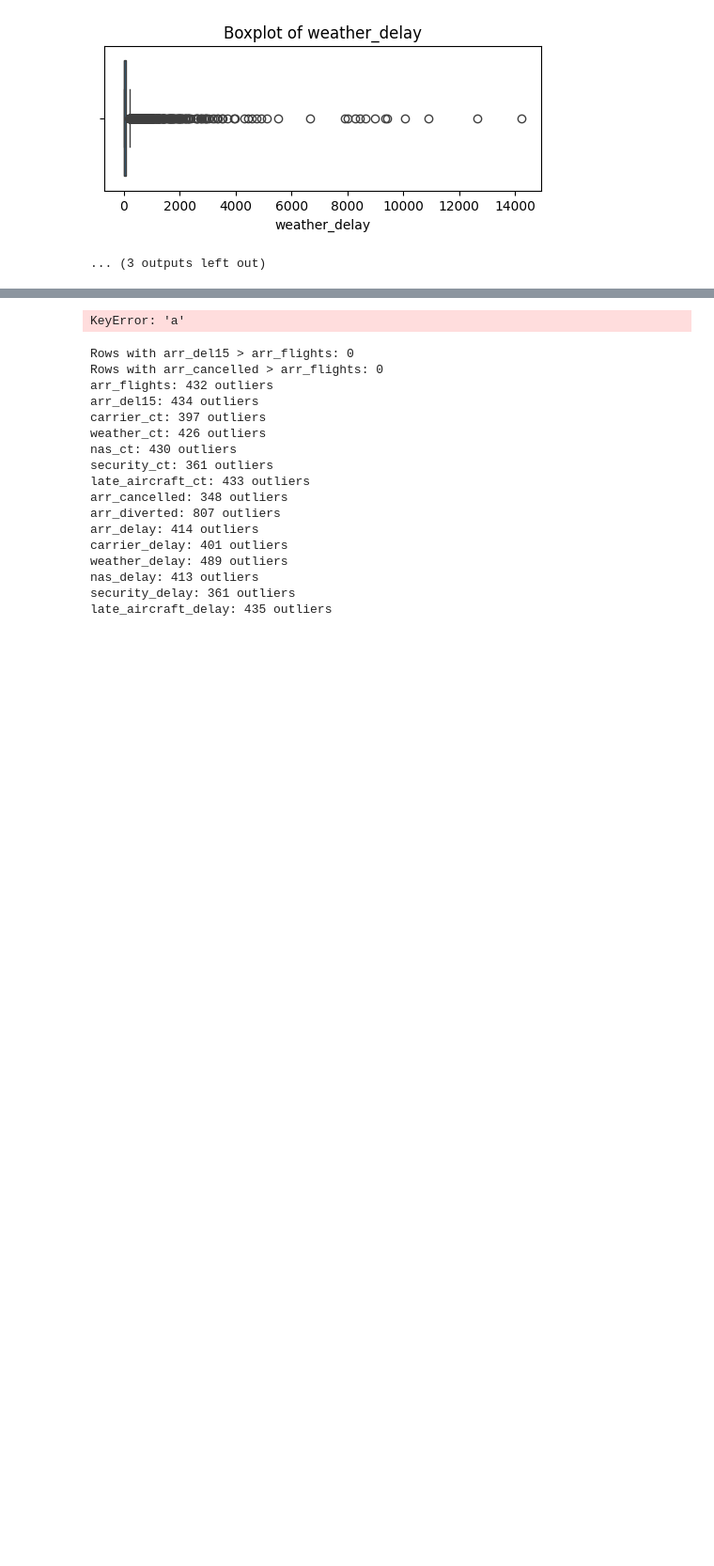
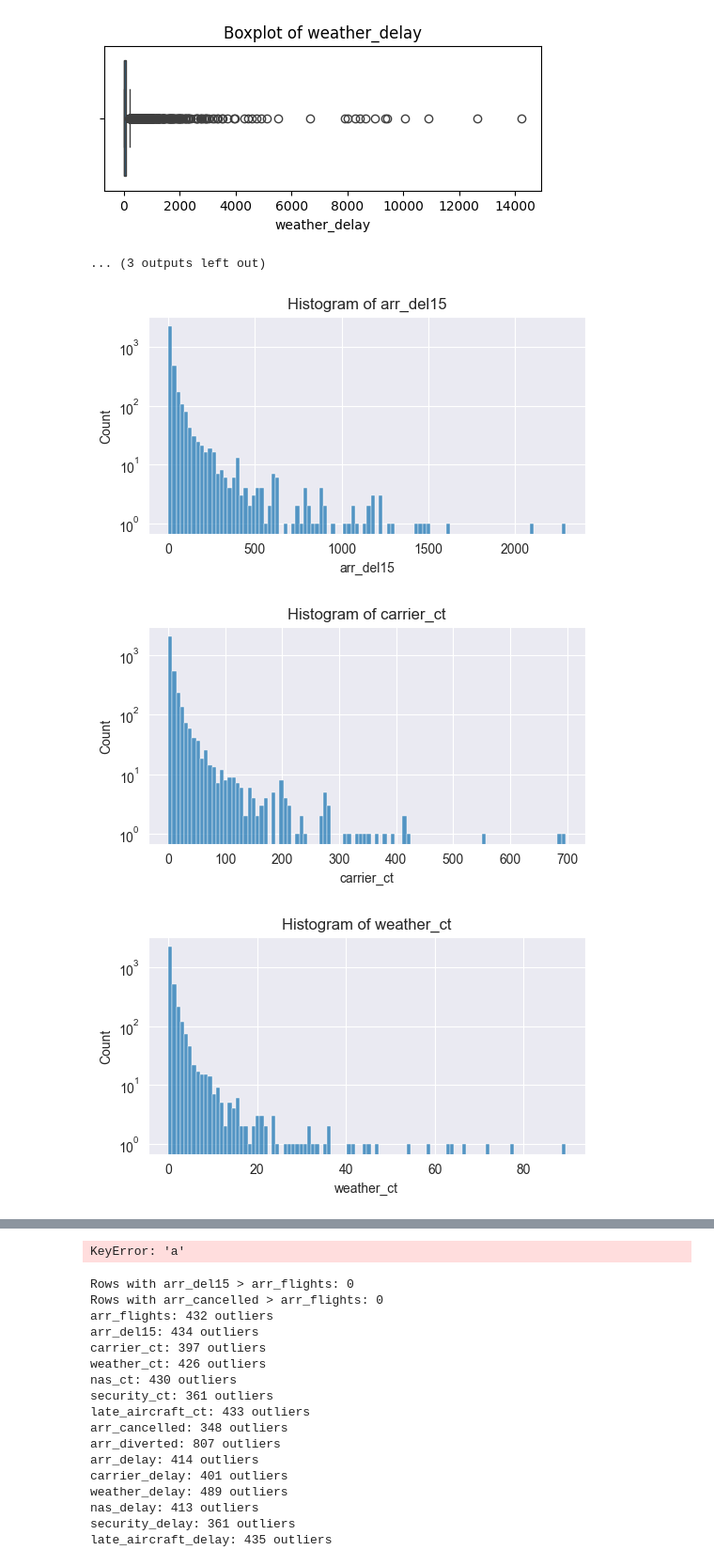
Before and after one commit to Bernhg4/businessintelligence_group043_a3, a Jupyter notebook: airline_delay_043.ipynb, the cells around one changed output, grey strips where cells are left out. Shown: that part at 94% size. Cells and saved outputs as stored; diff of their text form; code cells hidden in the pictures; blank space fills up the shorter version.

Commit message:
Data Understanding
- added comments

```diff
--- a/airline_delay_043.ipynb
+++ b/airline_delay_043.ipynb
@@ -723,13 +1127,0 @@ dtype: float64
-# %%
-#visualize histogram
-import seaborn
-
-numeric_cols = ['arr_flights', 'arr_del15', 'carrier_ct', 'weather_ct', 'nas_ct', 'security_ct', 'late_aircraft_ct', 'arr_cancelled', 'arr_diverted', 'arr_delay', 'carrier_delay', 'weather_delay', 'nas_delay', 'security_delay', 'late_aircraft_delay' ]
-
-for col in numeric_cols:
-    plt.figure(figsize=(6,3))
-    seaborn.histplot(data[col], bins=100, kde=False)
-    plt.title(f"Histogram of {col}")
-    plt.xlabel(col)
-    plt.ylabel("Count")
-    plt.show()
@@ -770,3 +1207,21 @@ for col in numeric_cols:
 [figure]
 [figure]
 ... (3 outputs left out)
+# %%
+#visualize histogram
+import seaborn
+
+cols = numeric_cols[1:]
+
+for col in cols:
+    plt.figure(figsize=(6,3))
+    seaborn.histplot(data[col], bins=100, kde=False)
+    plt.title(f"Histogram of {col}")
+    plt.xlabel(col)
+    plt.ylabel("Count")
+    plt.yscale('log')
+    plt.show()
+# %% [output]
+[figure, added]
+[figure, added]
+[figure, added]
```
Also changed, not shown: parts of 17 cells of this notebook.
